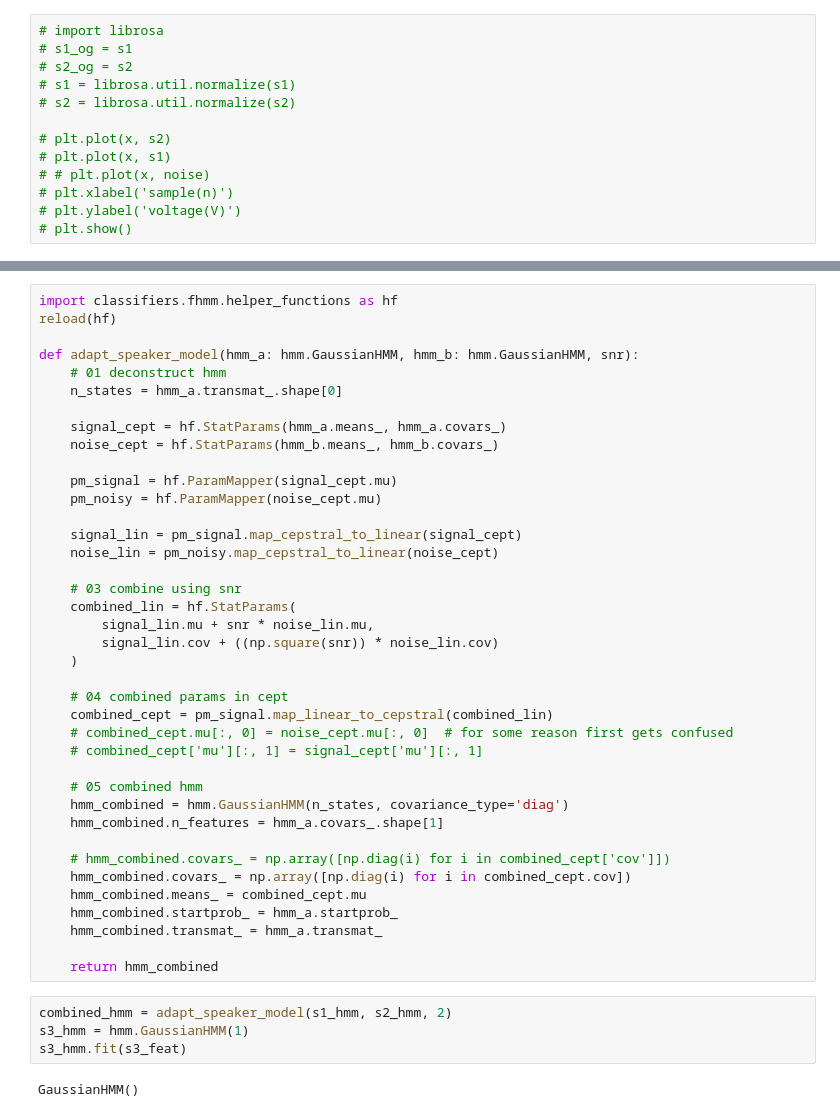
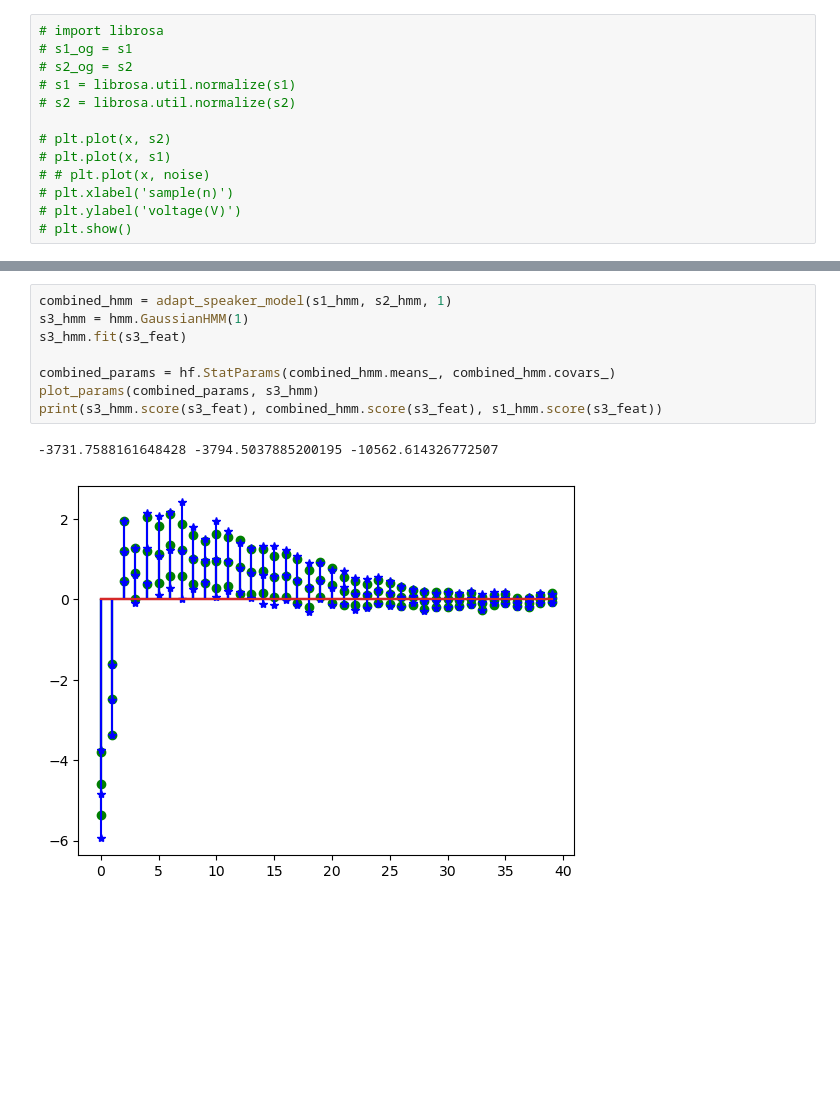
Before and after one commit to Davidjames9610/ubm, a Jupyter notebook: classifiers/fhmm/development/1_sine_wave_fhmm.ipynb, the cells around one changed output, grey strips where cells are left out. Saved outputs shown, nothing was run; the diff lists cells and outputs as text; blank space fills up the shorter version.

```diff
--- a/classifiers/fhmm/development/1_sine_wave_fhmm.ipynb
+++ b/classifiers/fhmm/development/1_sine_wave_fhmm.ipynb
@@ -91,45 +145,11 @@ vis.show_features(s3_feat[:100,:], 'title','x', 'y')
-# %%
-import classifiers.fhmm.helper_functions as hf
-reload(hf)
-
-def adapt_speaker_model(hmm_a: hmm.GaussianHMM, hmm_b: hmm.GaussianHMM, snr):
-    # 01 deconstruct hmm
-    n_states = hmm_a.transmat_.shape[0]
-
-    signal_cept = hf.StatParams(hmm_a.means_, hmm_a.covars_)
-    noise_cept = hf.StatParams(hmm_b.means_, hmm_b.covars_)
-
-    pm_signal = hf.ParamMapper(signal_cept.mu)
-    pm_noisy = hf.ParamMapper(noise_cept.mu)
-
-    signal_lin = pm_signal.map_cepstral_to_linear(signal_cept)
-    noise_lin = pm_noisy.map_cepstral_to_linear(noise_cept)
-
-    # 03 combine using snr
-    combined_lin = hf.StatParams(
-        signal_lin.mu + snr * noise_lin.mu,
-        signal_lin.cov + ((np.square(snr)) * noise_lin.cov)
-    )
-
-    # 04 combined params in cept
-    combined_cept = pm_signal.map_linear_to_cepstral(combined_lin)
-    # combined_cept.mu[:, 0] = noise_cept.mu[:, 0]  # for some reason first gets confused
-    # combined_cept['mu'][:, 1] = signal_cept['mu'][:, 1]
-
-    # 05 combined hmm
-    hmm_combined = hmm.GaussianHMM(n_states, covariance_type='diag')
-    hmm_combined.n_features = hmm_a.covars_.shape[1]
-
-    # hmm_combined.covars_ = np.array([np.diag(i) for i in combined_cept['cov']])
-    hmm_combined.covars_ = np.array([np.diag(i) for i in combined_cept.cov])
-    hmm_combined.means_ = combined_cept.mu
-    hmm_combined.startprob_ = hmm_a.startprob_
-    hmm_combined.transmat_ = hmm_a.transmat_
-
-    return hmm_combined
 # %%
-combined_hmm = adapt_speaker_model(s1_hmm, s2_hmm, 2)
+combined_hmm = adapt_speaker_model(s1_hmm, s2_hmm, 1)
 s3_hmm = hmm.GaussianHMM(1)
 s3_hmm.fit(s3_feat)
+
+combined_params = hf.StatParams(combined_hmm.means_, combined_hmm.covars_)
+plot_params(combined_params, s3_hmm)
+print(s3_hmm.score(s3_feat), combined_hmm.score(s3_feat), s1_hmm.score(s3_feat))
 # %% [output]
-GaussianHMM()
+-3731.7588161648428 -3794.5037885200195 -10562.614326772507
+[figure, added]
```
Also changed, not shown: parts of 12 cells of this notebook, 6 other files.
